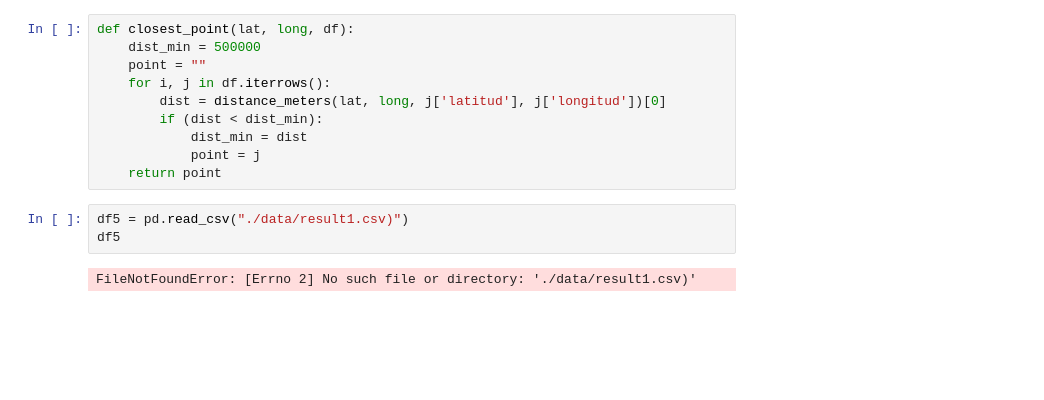
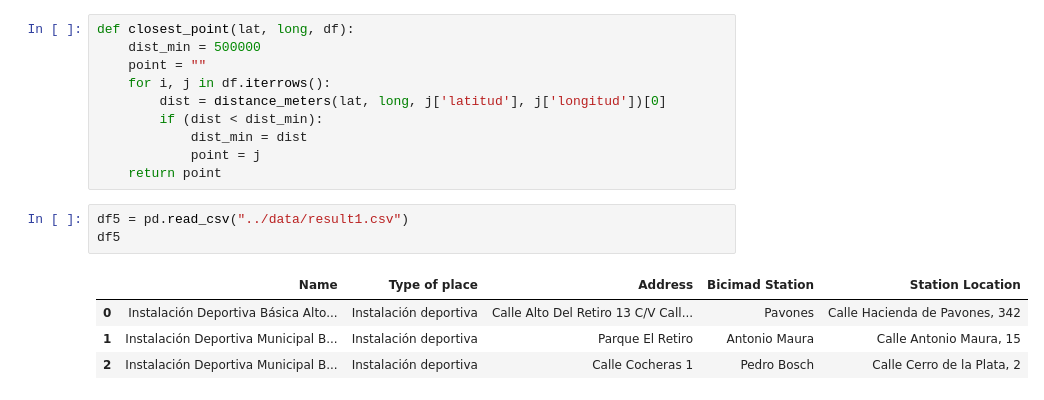
Before and after one commit to Glopez-a/Bicimad, a Jupyter notebook: notebooks/dev_notebook_conection.ipynb, the cells around one changed output. Drawn from its saved outputs; the diff is of its cells as text; blank space fills up the shorter version.

```diff
--- a/notebooks/dev_notebook_conection.ipynb
+++ b/notebooks/dev_notebook_conection.ipynb
@@ -758,7 +758,10 @@ def closest_point(lat, long, df):
             point = j
     return point
 # %%
-df5 = pd.read_csv("./data/result1.csv)")
+df5 = pd.read_csv("../data/result1.csv")
 df5
 # %% [output]
-FileNotFoundError: [Errno 2] No such file or directory: './data/result1.csv)'
+|  | Name | Type of place | Address | Bicimad Station | Station Location |
+| 0 | Instalación Deportiva Básica Alto... | Instalación deportiva | Calle Alto Del Retiro 13 C/V Call... | Pavones | Calle Hacienda de Pavones, 342 |
+| 1 | Instalación Deportiva Municipal B... | Instalación deportiva | Parque El Retiro | Antonio Maura | Calle Antonio Maura, 15 |
+| 2 | Instalación Deportiva Municipal B... | Instalación deportiva | Calle Cocheras 1 | Pedro Bosch | Calle Cerro de la Plata, 2 |
```
Also changed, not shown: parts of 2 cells of this notebook, 2 other files.
